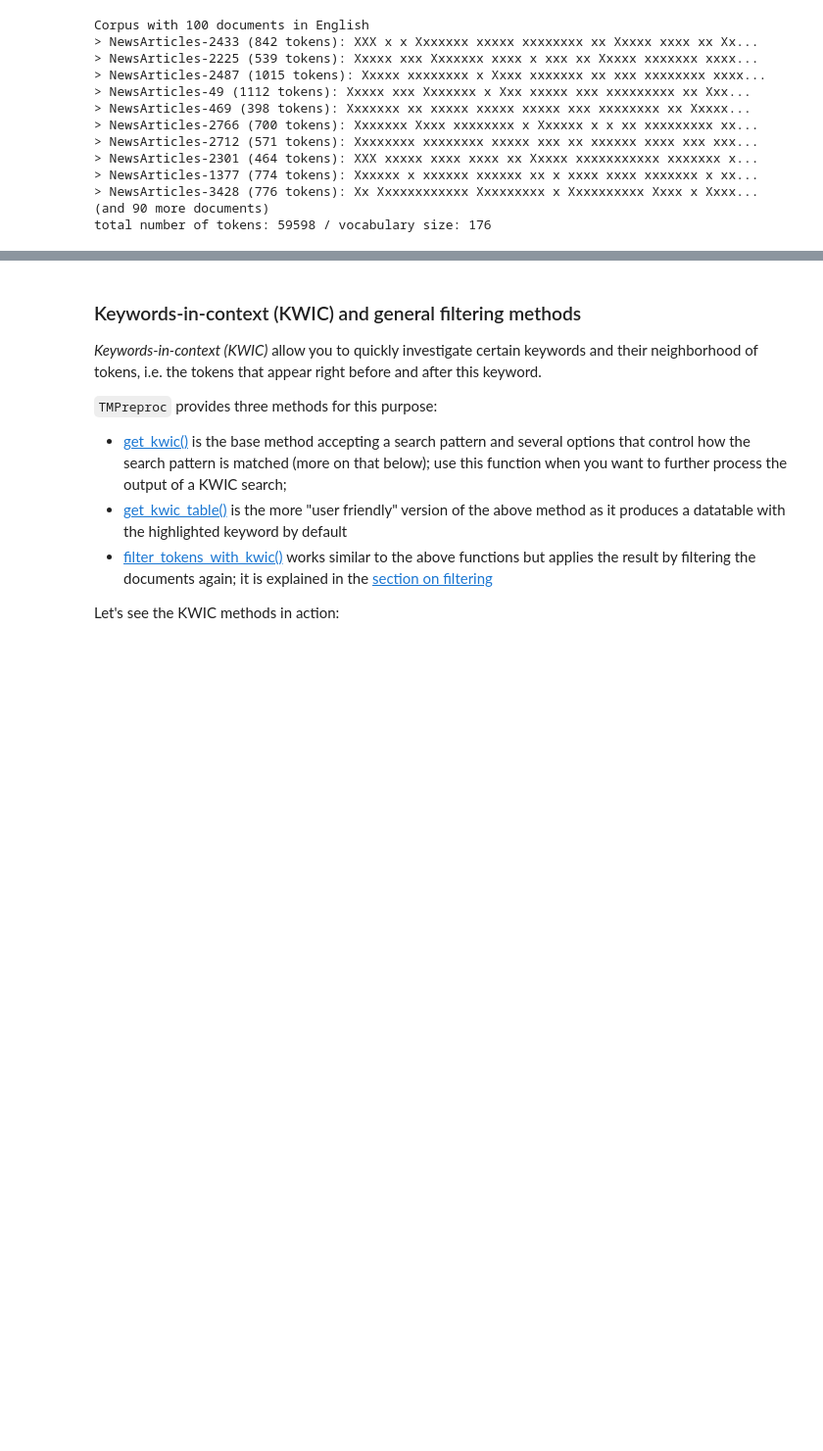
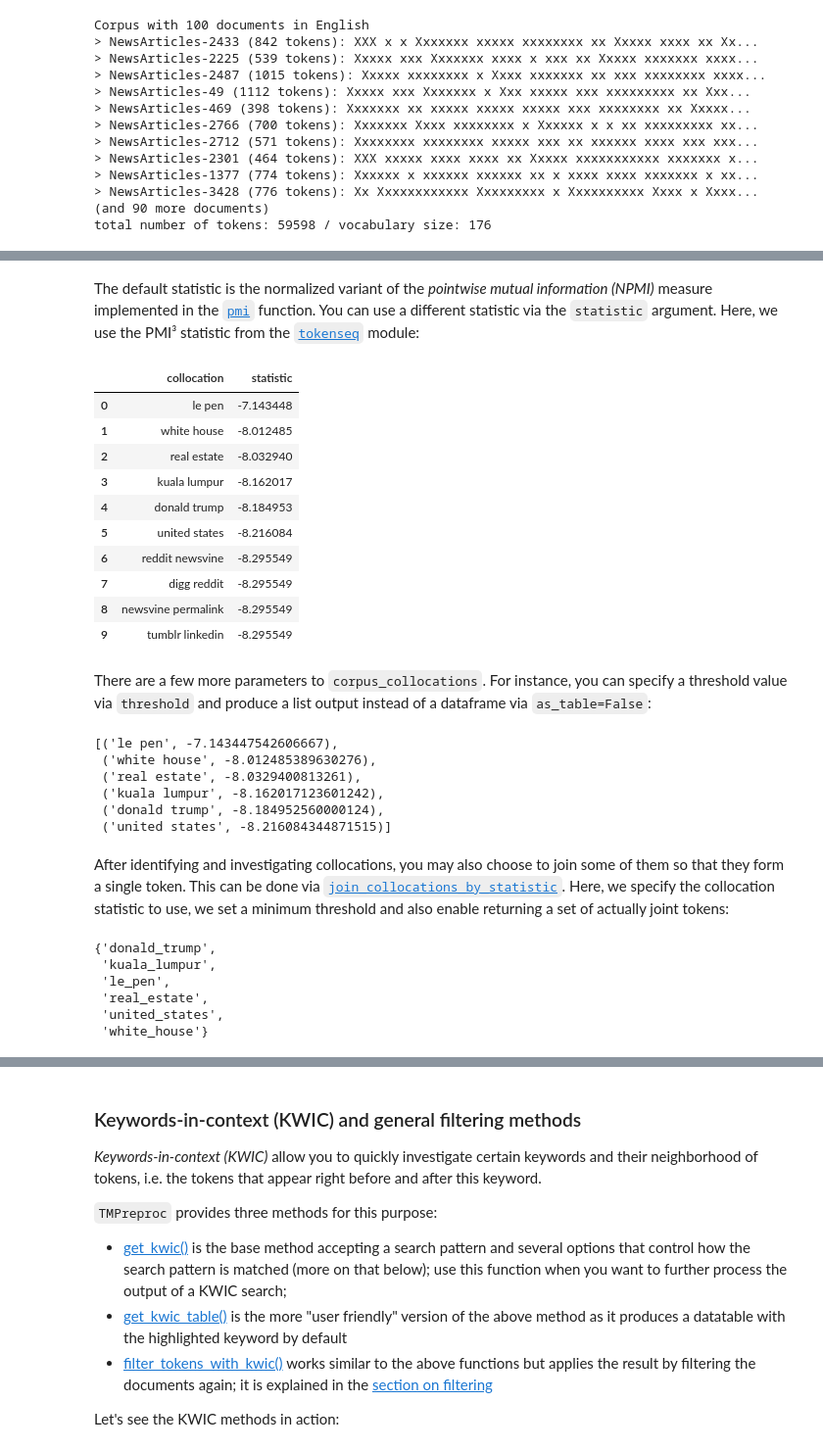
Before and after one commit to WZBSocialScienceCenter/tmtoolkit, a Jupyter notebook: doc/source/preprocessing.ipynb, the cells around one changed output, grey strips where cells are left out. Shown: that part at 98% size. Cells and saved outputs as stored; diff of their text form; code cells hidden in the pictures; blank space fills up the shorter version.

```diff
--- a/doc/source/preprocessing.ipynb
+++ b/doc/source/preprocessing.ipynb
@@ -775,0 +816,42 @@ del corpus_shapes
+# %% [markdown]
+The default statistic is the normalized variant of the *pointwise mutual information (NPMI)* measure implemented in the [`pmi`](api.rst#TODO) function. You can use a different statistic via the `statistic` argument. Here, we use the PMI³ statistic from the [`tokenseq`](api.rst#tmtoolkit.tokenseq) module:
+# %%
+from tmtoolkit.tokenseq import pmi3
+
+corpus_collocations(corpus_norm, statistic=pmi3).head(10)
+# %% [output]
+|  | collocation | statistic |
+| 0 | le pen | -7.143448 |
+| 1 | white house | -8.012485 |
+| 2 | real estate | -8.032940 |
+| 3 | kuala lumpur | -8.162017 |
+| 4 | donald trump | -8.184953 |
+| 5 | united states | -8.216084 |
+| 6 | reddit newsvine | -8.295549 |
+| 7 | digg reddit | -8.295549 |
+| 8 | newsvine permalink | -8.295549 |
+| 9 | tumblr linkedin | -8.295549 |
+# %% [markdown]
+There are a few more parameters to `corpus_collocations`. For instance, you can specify a threshold value via `threshold` and produce a list output instead of a dataframe via `as_table=False`:
+# %%
+corpus_collocations(corpus_norm, statistic=pmi3, threshold=-8.25, as_table=False)
+# %% [output]
+[('le pen', -7.143447542606667),
+ ('white house', -8.012485389630276),
+ ('real estate', -8.0329400813261),
+ ('kuala lumpur', -8.162017123601242),
+ ('donald trump', -8.184952560000124),
+ ('united states', -8.216084344871515)]
+# %% [markdown]
+After identifying and investigating collocations, you may also choose to join some of them so that they form a single token. This can be done via [`join_collocations_by_statistic`](api.rst#TODO). Here, we specify the collocation statistic to use, we set a minimum threshold and also enable returning a set of actually joint tokens:
+# %%
+from tmtoolkit.corpus import join_collocations_by_statistic
+
+join_collocations_by_statistic(corpus_norm, statistic=pmi3, threshold=-8.25, return_joint_tokens=True)
+# %% [output]
+{'donald_trump',
+ 'kuala_lumpur',
+ 'le_pen',
+ 'real_estate',
+ 'united_states',
+ 'white_house'}
```
Also changed, not shown: parts of 14 cells of this notebook, 3 other files.
